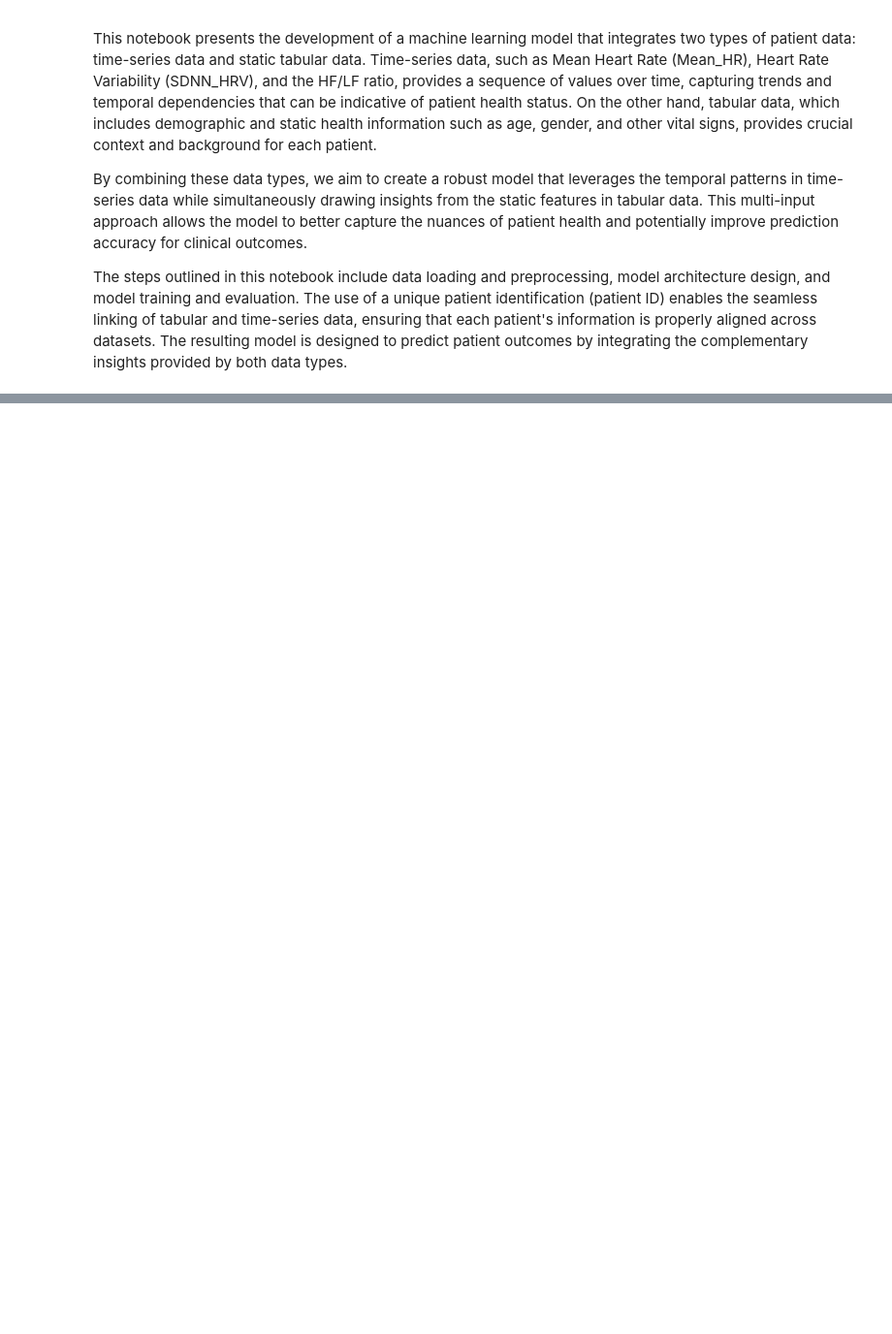
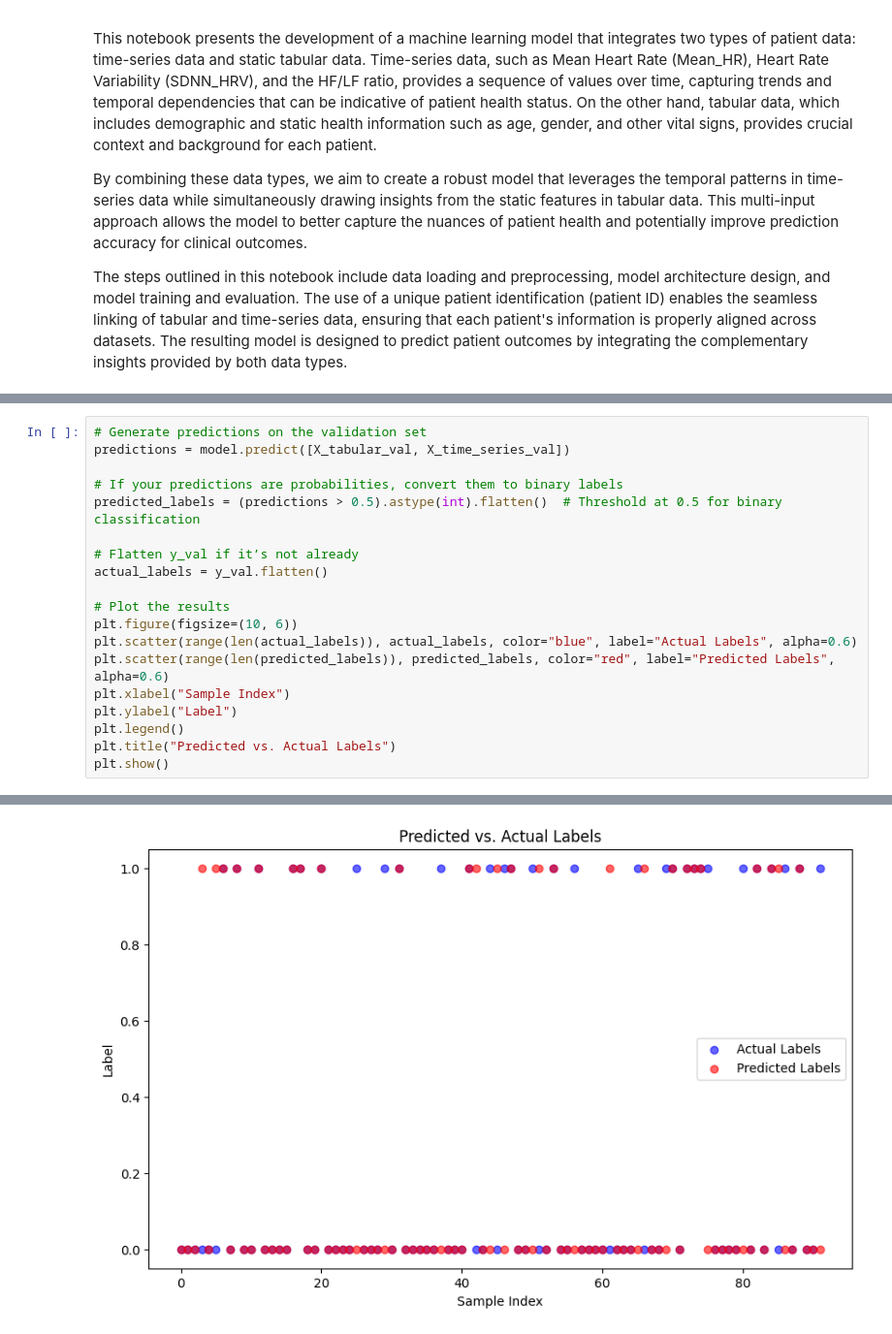
Before and after one commit to KentFre/Resus_TTM, a Jupyter notebook: 05_Neural_Network_ECG.ipynb, the cells around one changed output, grey strips where cells are left out. Shown at 97% size. Drawn from its saved outputs; the diff is of its cells as text; blank space fills up the shorter version.

```diff
--- a/05_Neural_Network_ECG.ipynb
+++ b/05_Neural_Network_ECG.ipynb
@@ -37,0 +373,20 @@ from datetime import datetime  # For handling time data
+# %%
+# Generate predictions on the validation set
+predictions = model.predict([X_tabular_val, X_time_series_val])
+
+# If your predictions are probabilities, convert them to binary labels
+predicted_labels = (predictions > 0.5).astype(int).flatten()  # Threshold at 0.5 for binary classification
+
+# Flatten y_val if it’s not already
+actual_labels = y_val.flatten()
+
+# Plot the results
+plt.figure(figsize=(10, 6))
+plt.scatter(range(len(actual_labels)), actual_labels, color="blue", label="Actual Labels", alpha=0.6)
+plt.scatter(range(len(predicted_labels)), predicted_labels, color="red", label="Predicted Labels", alpha=0.6)
+plt.xlabel("Sample Index")
+plt.ylabel("Label")
+plt.legend()
+plt.title("Predicted vs. Actual Labels")
+plt.show()
+# %% [output]
@@ -37,0 +394 @@ from datetime import datetime  # For handling time data
+[figure, added]
```
Also changed, not shown: parts of 23 cells of this notebook, 5 other files.
